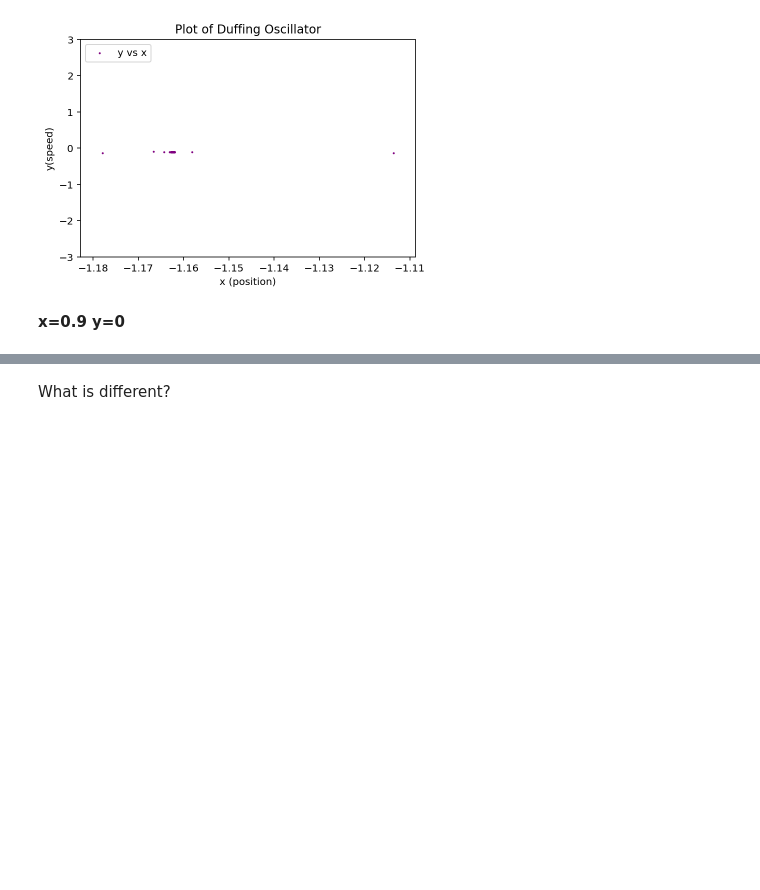
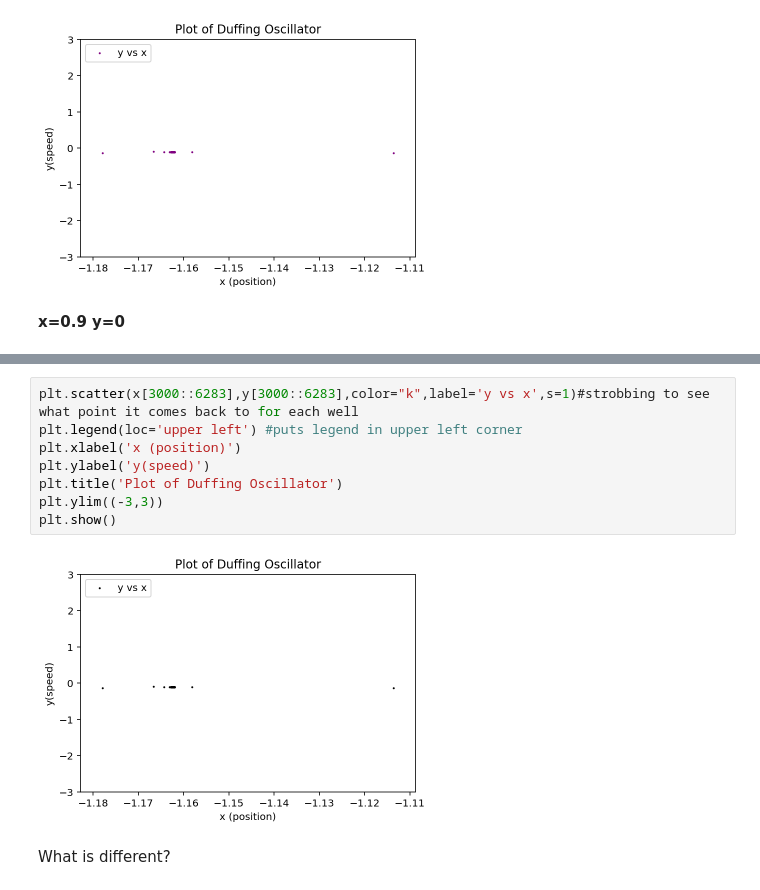
Before and after one commit to chapman-phys220-2018f/cw12-coolkidzzz, a Jupyter notebook: cw12-duffing.ipynb, the cells around one changed output, grey strips where cells are left out. Cells and saved outputs as stored; diff of their text form; blank space fills up the shorter version.

```diff
--- a/cw12-duffing.ipynb
+++ b/cw12-duffing.ipynb
@@ -107,3 +95,13 @@ plt.show()
+# %%
+plt.scatter(x[3000::6283],y[3000::6283],color="k",label='y vs x',s=1)#strobbing to see what point it comes back to for each well
+plt.legend(loc='upper left') #puts legend in upper left corner
+plt.xlabel('x (position)')
+plt.ylabel('y(speed)')
+plt.title('Plot of Duffing Oscillator')
+plt.ylim((-3,3))
+plt.show()
+# %% [output]
+[figure, added]
 # %% [markdown]
 What is different?
 # %% [markdown]
```
Also changed, not shown: parts of 20 cells of this notebook.
